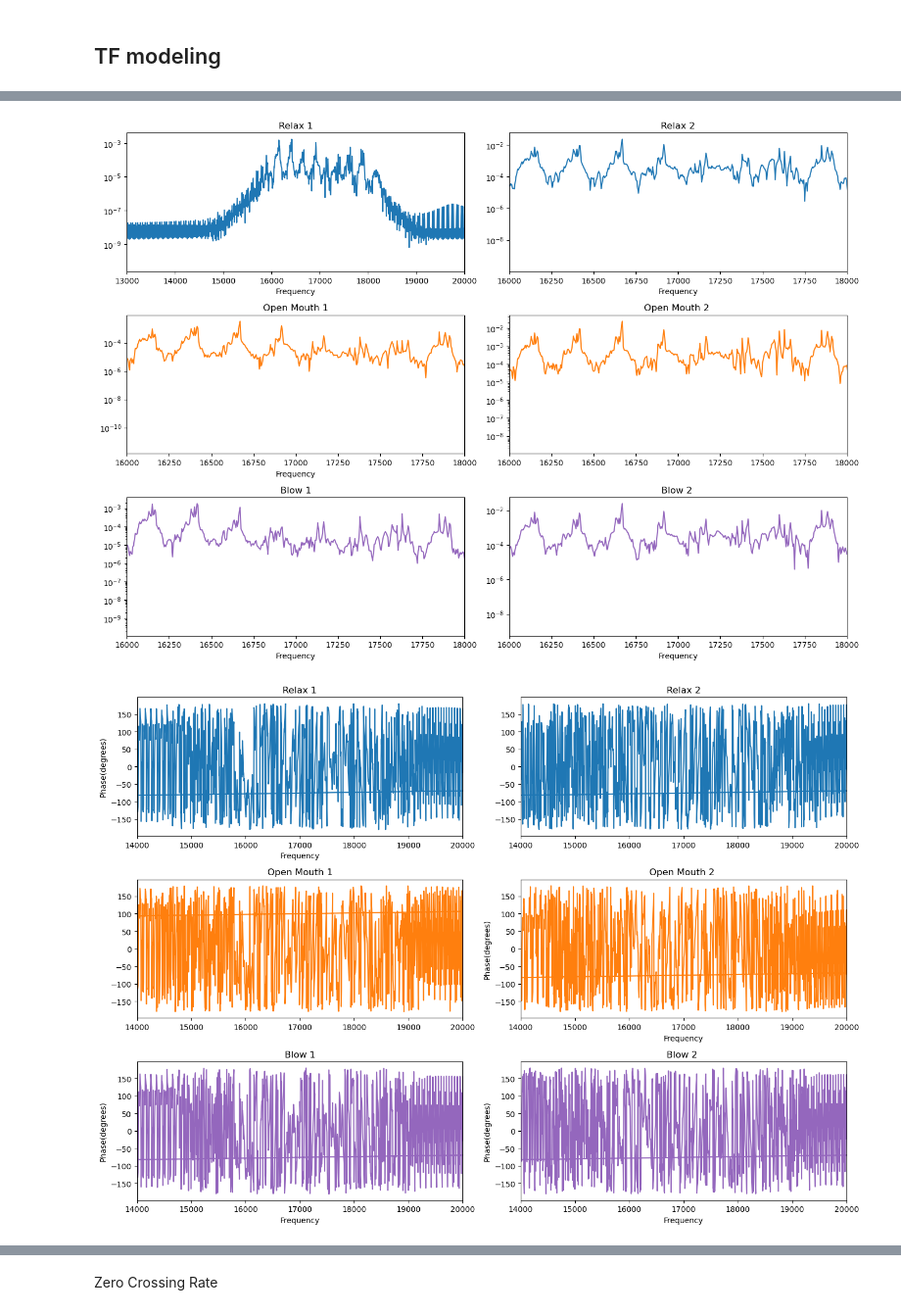
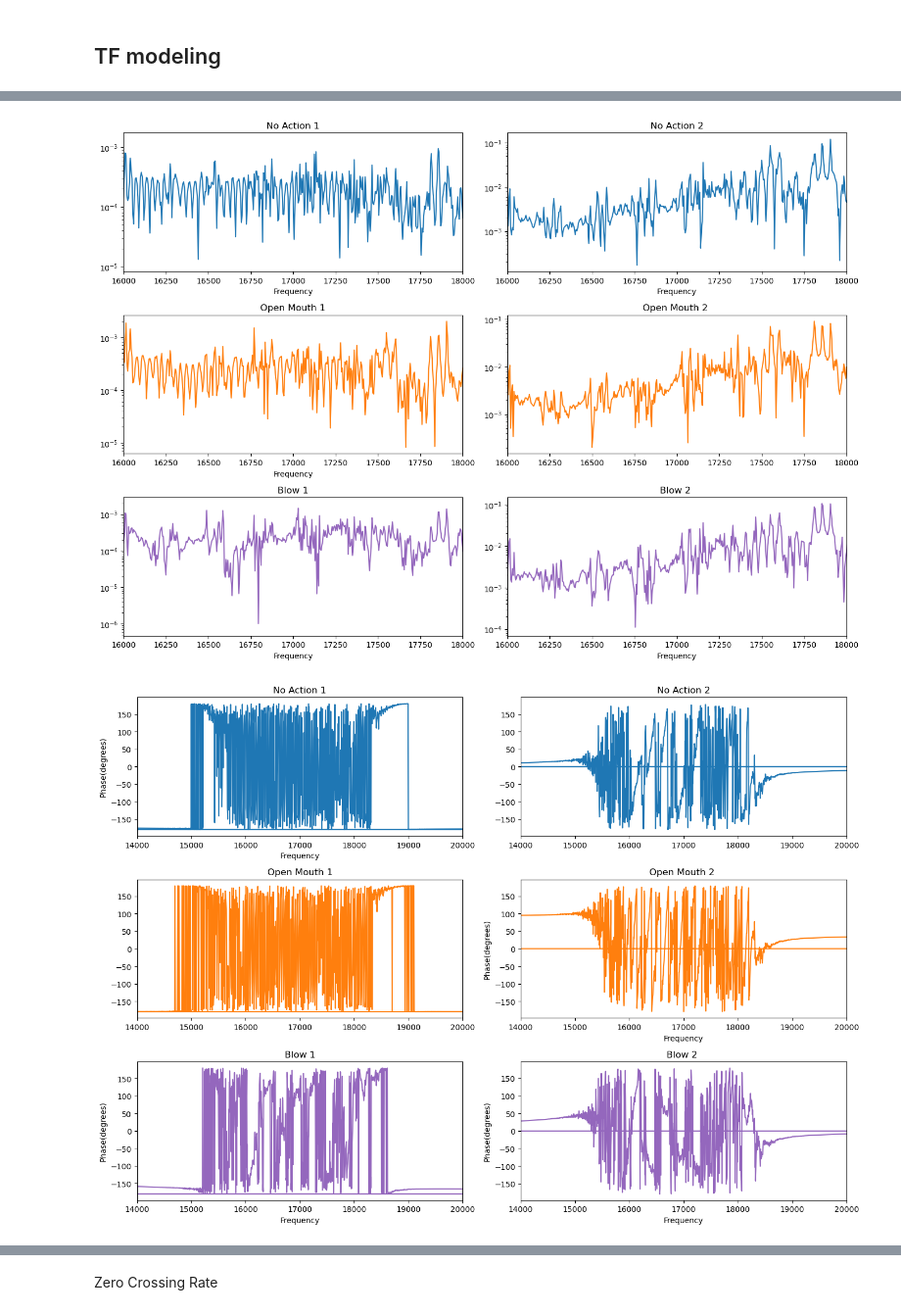
Before and after one commit to L-Shyamal/ear-echo, a Jupyter notebook: Python/Analyze/Analyze_Echo.ipynb, the cells around one changed output, grey strips where cells are left out. Shown at 98% size. Drawn from its saved outputs; the diff is of its cells as text; code cells hidden in the pictures.

```diff
--- a/Python/Analyze/Analyze_Echo.ipynb
+++ b/Python/Analyze/Analyze_Echo.ipynb
@@ -212,16 +212,16 @@ def standardize(data_set):
 # %%
 clean_wave = (np.array(df_0.Audio))
 
-relax_wave_1= standardize((np.array(pd.read_csv(str_filename_1).Audio)).astype(float))
-relax_wave_2= standardize((np.array(pd.read_csv(str_filename_2).Audio)).astype(float))
+relax_wave_1= ((np.array(pd.read_csv(str_filename_1).Audio)).astype(float))
+relax_wave_2= ((np.array(pd.read_csv(str_filename_2).Audio)).astype(float))
 
-OpenMouth_wave_1= standardize((np.array(pd.read_csv(str_filename_3).Audio)).astype(float))
-OpenMouth_wave_2= standardize((np.array(pd.read_csv(str_filename_4).Audio)).astype(float))
+OpenMouth_wave_1= ((np.array(pd.read_csv(str_filename_3).Audio)).astype(float))
+OpenMouth_wave_2= ((np.array(pd.read_csv(str_filename_4).Audio)).astype(float))
 
-blow_wave_1= standardize((np.array(pd.read_csv(str_filename_5).Audio)).astype(float))
-blow_wave_2= standardize((np.array(pd.read_csv(str_filename_6).Audio)).astype(float))
+blow_wave_1= ((np.array(pd.read_csv(str_filename_5).Audio)).astype(float))
+blow_wave_2= ((np.array(pd.read_csv(str_filename_6).Audio)).astype(float))
 
-clean_wave = standardize(clean_wave.astype(float))
+clean_wave = (clean_wave.astype(float))
 # %%
 plt.figure(figsize=(15,4))
 librosa.display.waveshow(clean_wave,sr=fs,color="green")
@@ -340,15 +336,15 @@ standardize
 # %%
-avg_clean_wave = standardize(Additionally_average(clean_wave,fs))
+avg_clean_wave = minmax_normalize(Additionally_average(clean_wave,fs))
 avg_transmit_wave = transmitted_signal[:int(0.2*fs)]
 
-avg_relax_wave_1 = standardize(Additionally_average(relax_wave_1,fs))
-avg_relax_wave_2 = standardize(Additionally_average(relax_wave_2,fs))
+avg_relax_wave_1 = minmax_normalize(Additionally_average(relax_wave_1,fs))
+avg_relax_wave_2 = minmax_normalize(Additionally_average(relax_wave_2,fs))
 
-avg_OpenMouth_wave_1 = standardize(Additionally_average(OpenMouth_wave_1,fs))
-avg_OpenMouth_wave_2 = standardize(Additionally_average(OpenMouth_wave_2,fs))
+avg_OpenMouth_wave_1 = minmax_normalize(Additionally_average(OpenMouth_wave_1,fs))
+avg_OpenMouth_wave_2 = minmax_normalize(Additionally_average(OpenMouth_wave_2,fs))
 
-avg_blow_wave_1 = standardize(Additionally_average(blow_wave_1,fs))
-avg_blow_wave_2 = standardize(Additionally_average(blow_wave_2,fs))
+avg_blow_wave_1 = minmax_normalize(Additionally_average(blow_wave_1,fs))
+avg_blow_wave_2 = minmax_normalize(Additionally_average(blow_wave_2,fs))
 # %% [markdown]
 ## Filtering through the bandpass filter
 # %%
@@ -461,12 +457,12 @@ plt.show()
 # %%
-trans_relax_1 = (yf_relax_1- yf_clean)/yf_transmit
-trans_relax_2 = (yf_relax_2- yf_clean)/yf_transmit
+trans_relax_1 = (yf_relax_1- yf_clean)/yf_clean
+trans_relax_2 = (yf_relax_2- yf_clean)/yf_clean
 
-trans_openMouth_1 = (yf_opM_1 - yf_clean)/yf_transmit
-trans_openMouth_2 = (yf_opM_2 - yf_clean)/yf_transmit
+trans_openMouth_1 = (yf_opM_1 - yf_clean)/yf_clean
+trans_openMouth_2 = (yf_opM_2 - yf_clean)/yf_clean
 
-trans_blow_1 = (yf_blow_1 - yf_clean)/yf_transmit
-trans_blow_2 = (yf_blow_2- yf_clean)/yf_transmit
+trans_blow_1 = (yf_blow_1 - yf_clean)/yf_clean
+trans_blow_2 = (yf_blow_2- yf_clean)/yf_clean
 # %%
 fig, ax = plt.subplots(3,2,figsize=(12,18),subplot_kw=dict(projection='3d'))
 
@@ -501,14 +497,14 @@ Text(0.5, 0, 'Frequency')
 fig, axs = plt.subplots(nrows=3, ncols=2, figsize=(14, 10))
 
 # plot time signal:
-axs[0, 0].set_title("Relax 1")
+axs[0, 0].set_title("No Action 1")
 axs[0, 0].semilogy(xf, 2.0/N * np.abs((trans_relax_1)[0:N//2]), color='C0')
-axs[0, 0].set_xlim((16000,28000))
+axs[0, 0].set_xlim((16000,18000))
 axs[0, 0].set_xlabel("Frequency")
 
 
 # plot different spectrum types:
-axs[0,1].set_title("Relax 2")
+axs[0,1].set_title("No Action 2")
 axs[0,1].semilogy(xf, 2.0/N * np.abs((trans_relax_2)[0:N//2]), color='C0')
 axs[0, 1].set_xlim((16000,18000))
 axs[0, 1].set_xlabel("Frequency")
@@ -537,52 +533,52 @@ axs[2, 1].set_xlabel("Frequency")
 fig.tight_layout()
 plt.show()
 # %% [output]
-[figure, old version]
+[figure, new version]
 # %%
 fig, axs = plt.subplots(nrows=3, ncols=2, figsize=(14, 10))
 
 # plot time signal:
-axs[0, 0].set_title("Relax 1")
+axs[0, 0].set_title("No Action 1")
 axs[0, 0].plot(X_f, np.angle((trans_relax_1))*(180/np.pi), color='C0')
 axs[0, 0].set_xlim((14000,20000))
 axs[0, 0].set_xlabel("Frequency")
 axs[0, 0].set_ylabel("Phase(degrees)")
 
 # plot different spectrum types:
-axs[0,1].set_title("Relax 2")
+axs[0,1].set_title("No Action 2")
 axs[0,1].plot(X_f, np.angle((trans_relax_2))*(180/np.pi), color='C0')
 axs[0, 1].set_xlim((14000,20000))
 axs[0, 0].set_xlabel("Frequency")
 axs[0, 0].set_ylabel("Phase(degrees)")
 
 axs[1, 0].set_title("Open Mouth 1")
 axs[1, 0].plot(X_f, np.angle((trans_openMouth_1))*(180/np.pi), color='C1')
 axs[1, 0].set_xlim((14000,20000))
 axs[0, 0].set_xlabel("Frequency")
 axs[0, 0].set_ylabel("Phase(degrees)")
 
 axs[1, 1].set_title("Open Mouth 2 ")
 axs[1, 1].plot(X_f,  np.angle((trans_openMouth_2))*(180/np.pi), color='C1')
 axs[1, 1].set_xlim((14000,20000))
 axs[1, 1].set_xlabel("Frequency")
 axs[1, 1].set_ylabel("Phase(degrees)")
 
 axs[2, 0].set_title("Blow 1")
 axs[2, 0].plot(X_f, np.angle((trans_blow_1))*(180/np.pi), color='C4')
 axs[2, 0].set_xlim((14000,20000))
 axs[2, 0].set_xlabel("Frequency")
 axs[2, 0].set_ylabel("Phase(degrees)")
 
 axs[2, 1].set_title("Blow 2 ")
 axs[2, 1].plot(X_f, np.angle((trans_blow_2))*(180/np.pi), color='C4')
 axs[2, 1].set_xlim((14000,20000))
 axs[2, 1].set_xlabel("Frequency")
 axs[2, 1].set_ylabel("Phase(degrees)")
 
 fig.tight_layout()
 plt.show()
 # %% [output]
-[figure, old version]
+[figure, new version]
 # %%
 FRAME_SIZE = 1024
 Hop_Length = 512
```
Also changed, not shown: parts of 21 cells of this notebook.
